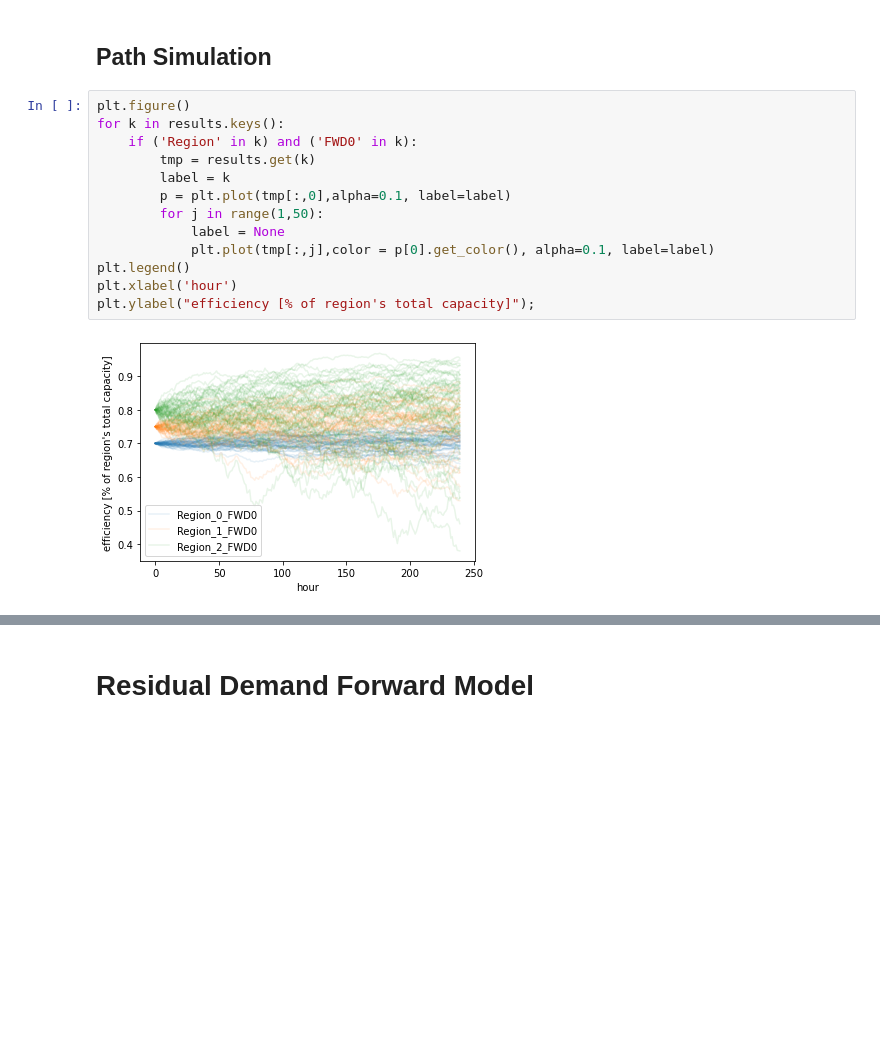
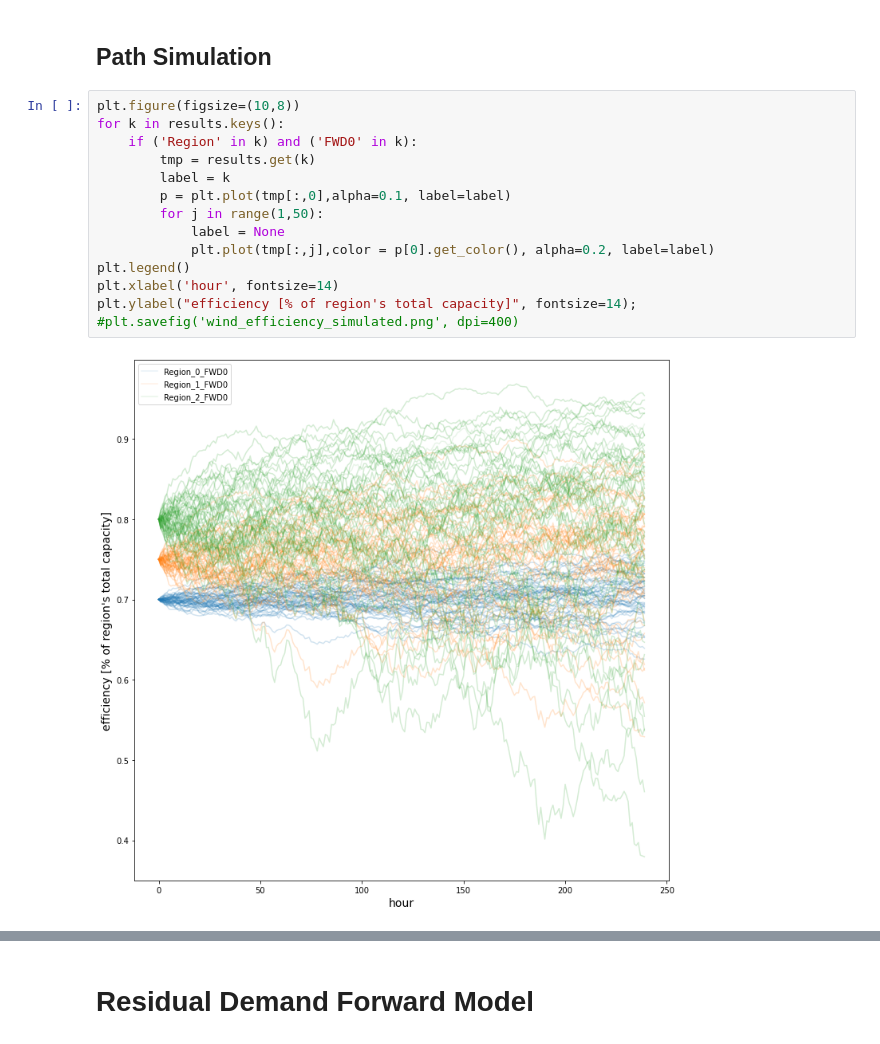
Before and after one commit to hnguyen-RIVACON/RiVaPy, a Jupyter notebook: docs/source/notebooks/models/residual_demand_forward_model_multi_region.ipynb, the cells around one changed output, grey strips where cells are left out. Drawn from its saved outputs; the diff is of its cells as text; blank space fills up the shorter version.

```diff
--- a/docs/source/notebooks/models/residual_demand_forward_model_multi_region.ipynb
+++ b/docs/source/notebooks/models/residual_demand_forward_model_multi_region.ipynb
@@ -89,18 +89,19 @@ results.keys()
 # %% [markdown]
 ## Path Simulation
 # %%
-plt.figure()
+plt.figure(figsize=(10,8))
 for k in results.keys():
     if ('Region' in k) and ('FWD0' in k):
         tmp = results.get(k)
         label = k
         p = plt.plot(tmp[:,0],alpha=0.1, label=label)
         for j in range(1,50):
             label = None
-            plt.plot(tmp[:,j],color = p[0].get_color(), alpha=0.1, label=label)
+            plt.plot(tmp[:,j],color = p[0].get_color(), alpha=0.2, label=label)
 plt.legend()
-plt.xlabel('hour')
-plt.ylabel("efficiency [% of region's total capacity]");
+plt.xlabel('hour', fontsize=14)
+plt.ylabel("efficiency [% of region's total capacity]", fontsize=14);
+#plt.savefig('wind_efficiency_simulated.png', dpi=400)
 # %% [output]
-[figure, old version]
+[figure, new version]
 # %%
```
Also changed, not shown: parts of 6 cells of this notebook, 3 other files.
